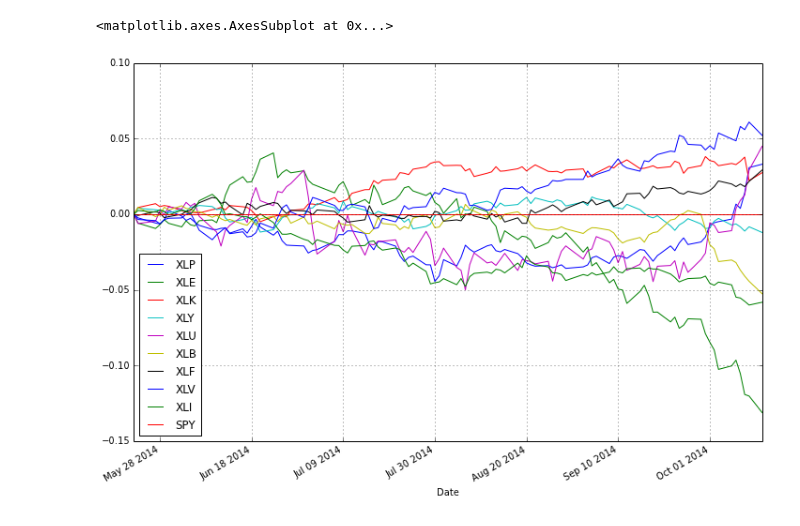
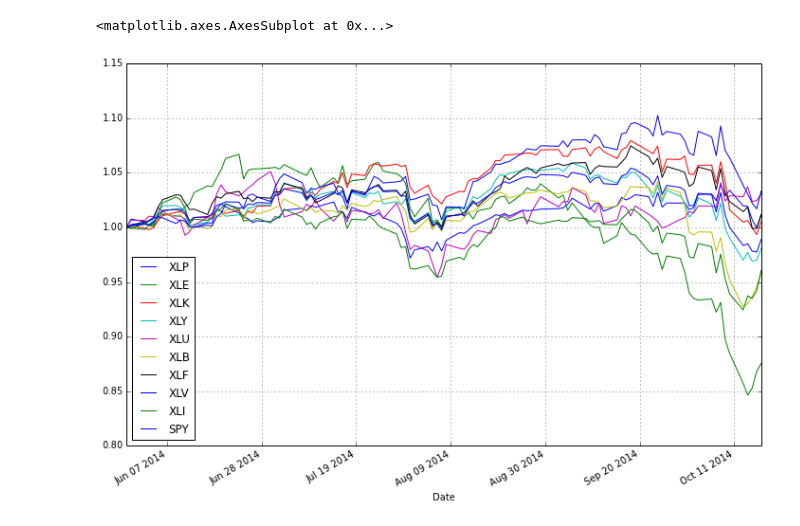
Before and after one commit to afcarl/notebooks-5, a Jupyter notebook: Sector-Arb.ipynb, the cells around one changed output. Saved outputs shown, nothing was run; the diff lists cells and outputs as text; code cells hidden in the pictures.

```diff
--- a/Sector-Arb.ipynb
+++ b/Sector-Arb.ipynb
@@ -45,14 +66,9 @@ In order to visualize the sector prices relative to the SPY, I normalize the pri
 # %%
-def normed_prices(prices, window):
+def normalize_prices(prices, window):
     return prices.iloc[-window:] / prices.iloc[-window]
 
-# Normalize the last 100 days prices
-norm_prices = normed_prices(prices, 100)
-
-# Subtract SPY out to see the relative performance
-norm_prices = norm_prices - norm_prices.SPY
-
+norm_prices = normalize_prices(prices, 100)
 norm_prices.plot(figsize=(12,8))
 # %% [output]
 <matplotlib.axes.AxesSubplot at 0x...>
-[figure, old version]
+[figure, new version]
```
Also changed, not shown: parts of 29 cells of this notebook.
